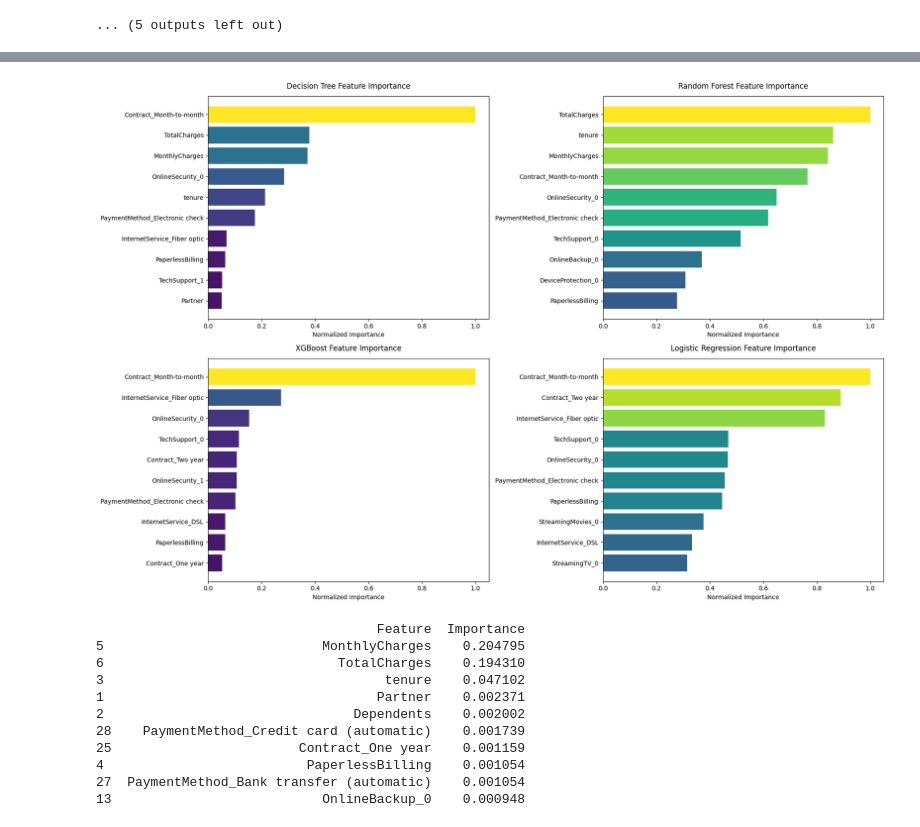
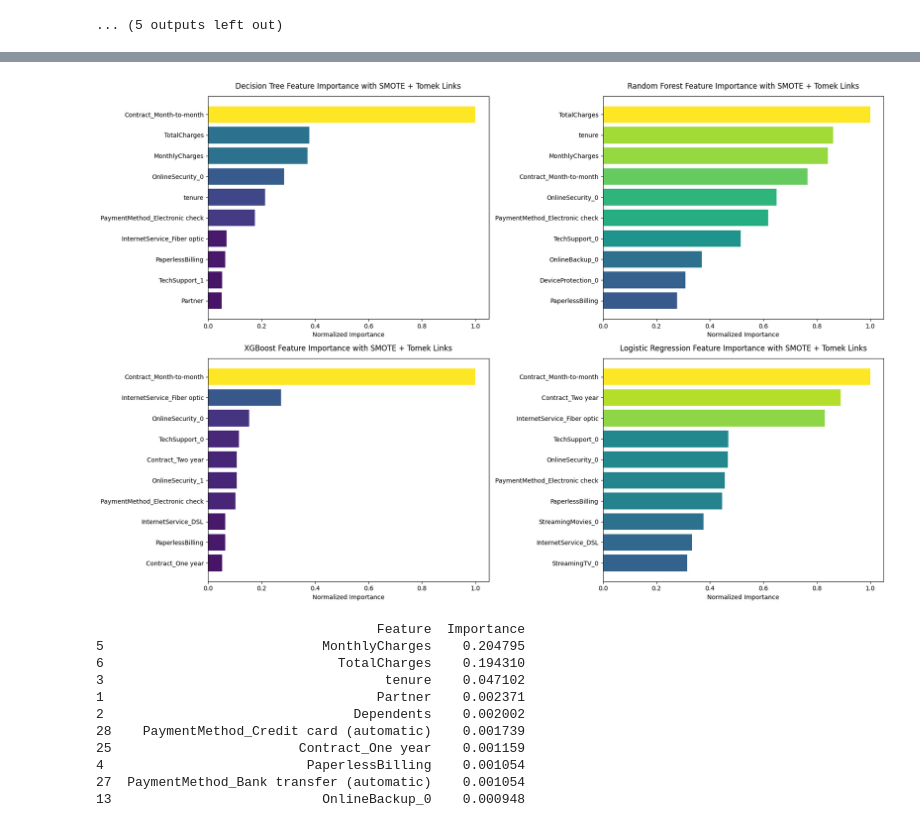
Before and after one commit to busraacr/churn_prediction, a Jupyter notebook: churn prediction/st_churn_prediction.ipynb, the cells around one changed output, grey strips where cells are left out. Cells and saved outputs as stored; diff of their text form; code cells hidden in the pictures.

Commit message:
graphs title edited

```diff
--- a/churn prediction/st_churn_prediction.ipynb
+++ b/churn prediction/st_churn_prediction.ipynb
@@ -194,35 +194,35 @@ supported_models = {
     "XGBoost": models["XGBoost"],
     "Logistic Regression": models["Logistic Regression"]
 }
 
 for i, (name, model) in enumerate(supported_models.items(), 1):
     plt.subplot(2, 2, i)
 
     try:
         if name in ["Decision Tree", "Random Forest", "XGBoost"]:
             importances = model.feature_importances_
         elif name == "Logistic Regression":
             importances = np.abs(model.coef_[0])
 
         # normalization
         importances = (importances - importances.min()) / (importances.max() - importances.min() + 1e-10)
         feature_names = X.columns
 
         # Top 10 feature
         top_idx = np.argsort(importances)[-10:]
         plt.barh(range(len(top_idx)), importances[top_idx], align='center', color=cm.viridis(importances[top_idx]))
         plt.yticks(range(len(top_idx)), [feature_names[i] for i in top_idx])
-        plt.title(f'{name} Feature Importance', pad=12, fontsize=12)
+        plt.title(f'{name} Feature Importance with SMOTE + Tomek Links', pad=12, fontsize=12)
         plt.xlabel('Normalized Importance', fontsize=10)
 
     except Exception as e:
         print(f"{name} için importance hesaplanamadı: {str(e)}")
         continue
 
 plt.tight_layout()
 plt.show()
 # %% [output]
-[figure, old version]
+[figure, new version]
 # %%
 #KNN for feature importance
 
```
Also changed, not shown: parts of 1 cell of this notebook, 6 other files.
